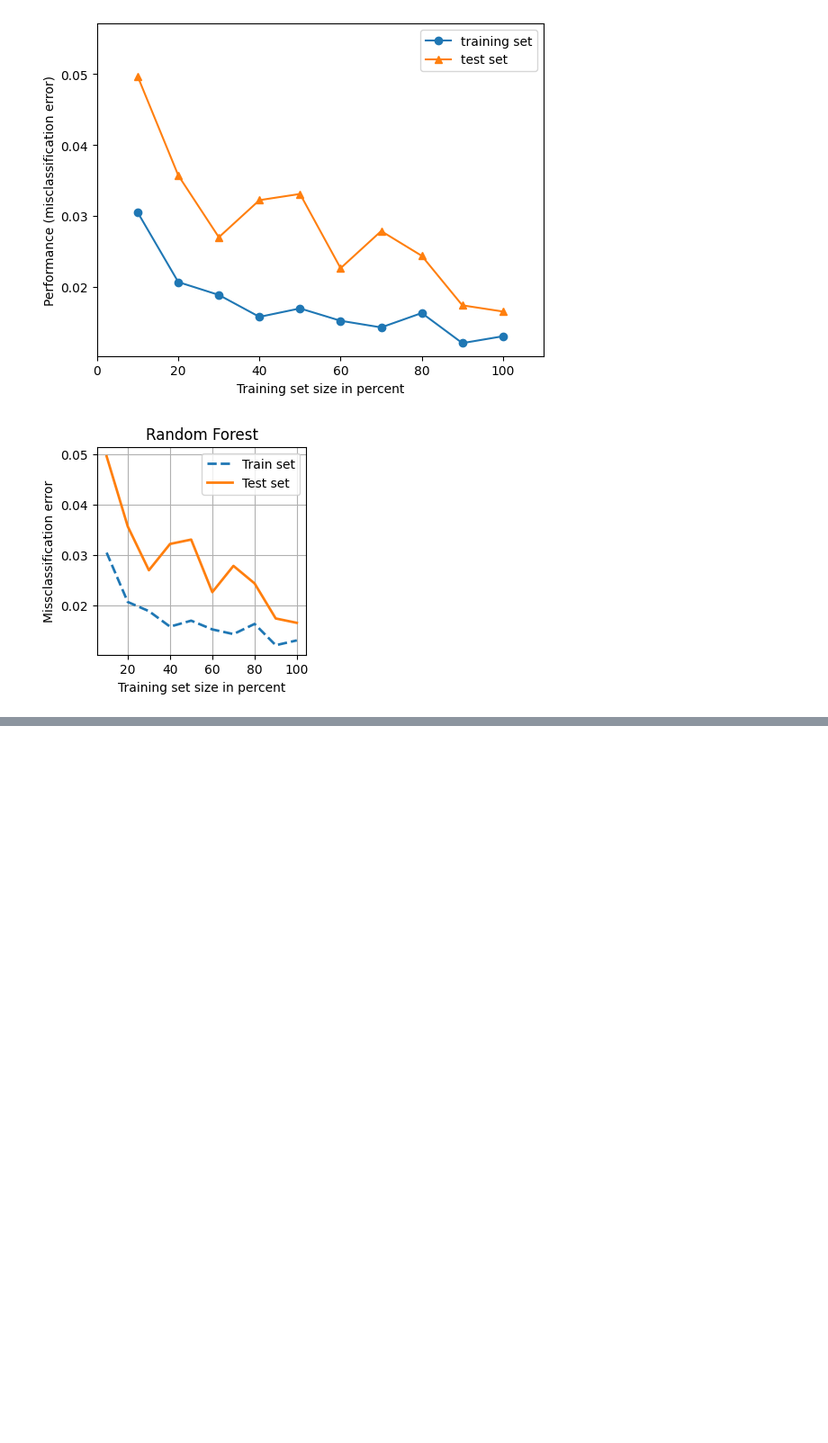
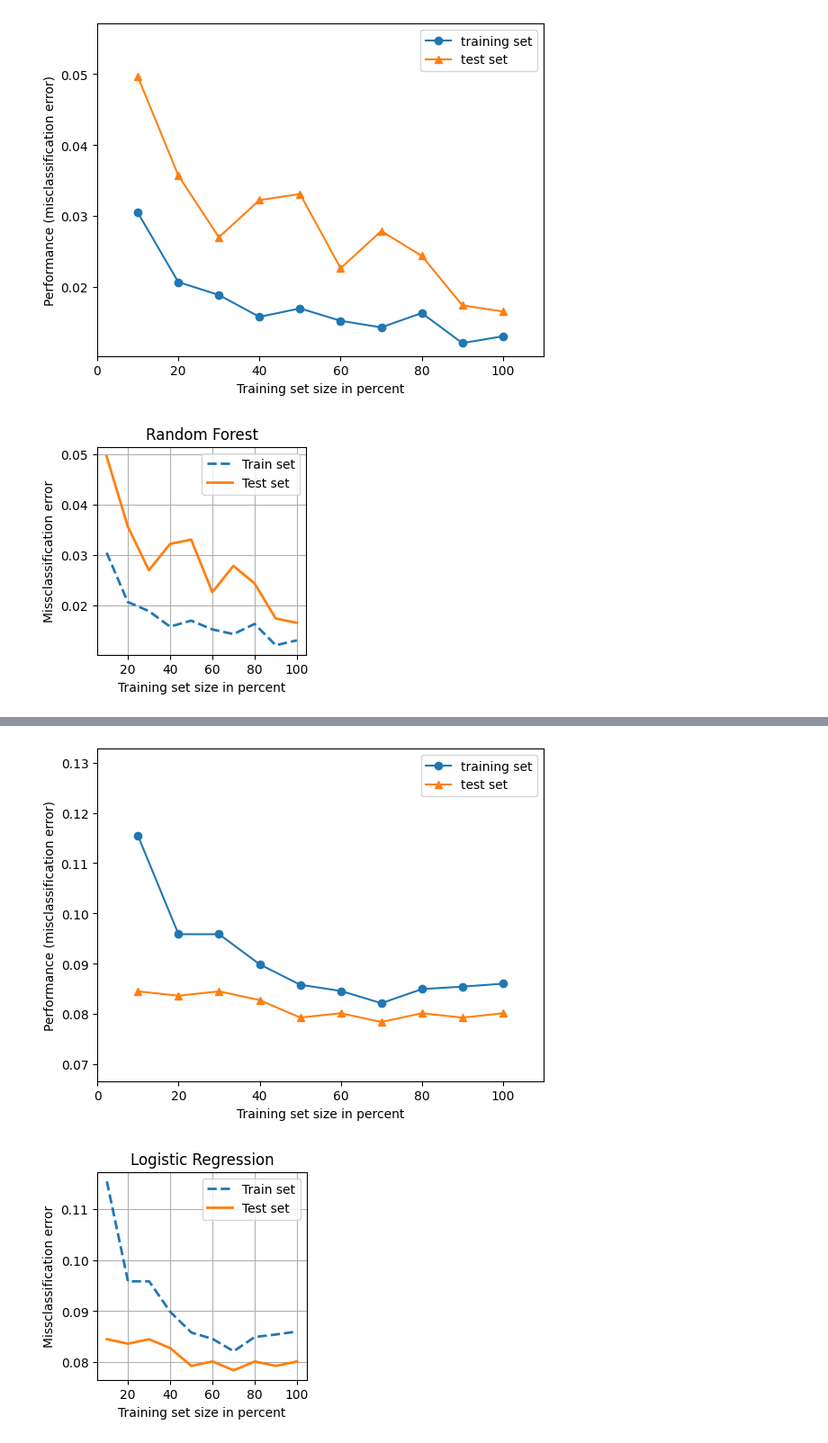
Before and after one commit to cilab-ufersa/euthyroid_sick_syndrome, a Jupyter notebook: euthyroid_sick_syndrome/ICISNA23.ipynb, the cells around one changed output, grey strips where cells are left out. Shown at 90% size. Drawn from its saved outputs; the diff is of its cells as text; code cells hidden in the pictures; blank space fills up the shorter version.

```diff
--- a/euthyroid_sick_syndrome/ICISNA23.ipynb
+++ b/euthyroid_sick_syndrome/ICISNA23.ipynb
@@ -51,0 +90,5 @@ fig = miss_classification(input_train, output_train, input_test, output_test, mo
+# %%
+fig = miss_classification(input_train, output_train, input_test, output_test, model_logistic, title='Logistic Regression', labelx='Training set size in percent', labely='Missclassification error', label1='Train set', label2='Test set')
+# %% [output]
+[figure, added]
+[figure, added]
```
Also changed, not shown: parts of 9 cells of this notebook.
